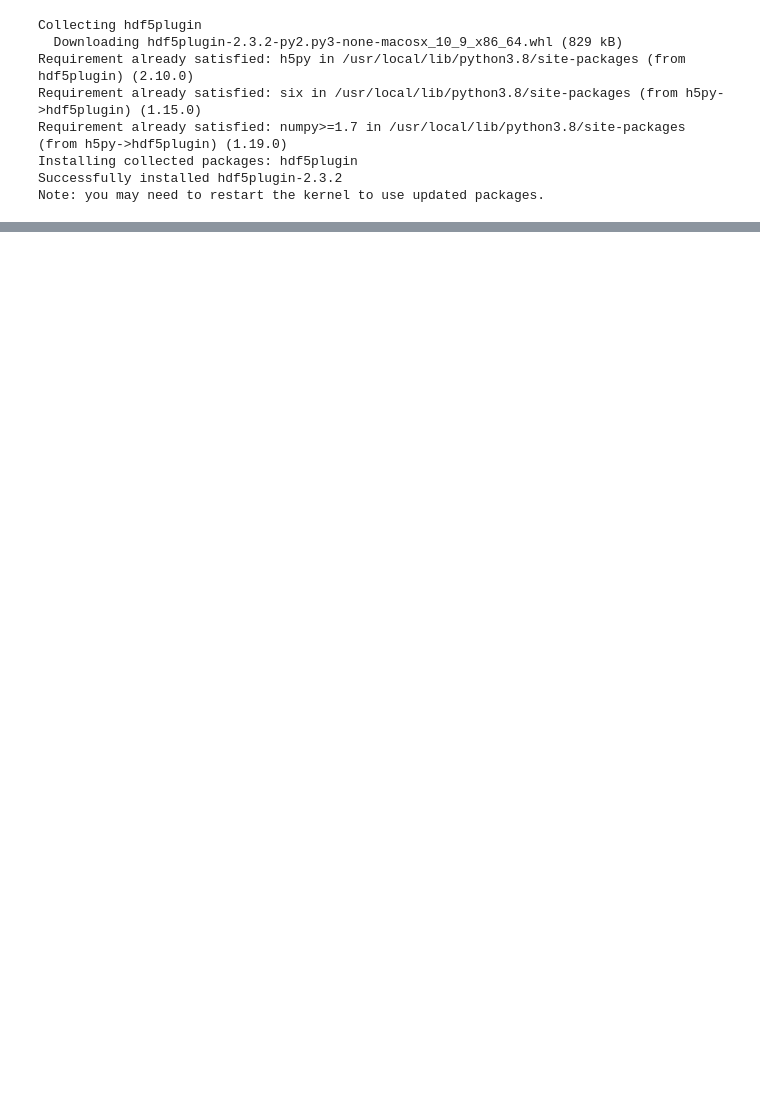
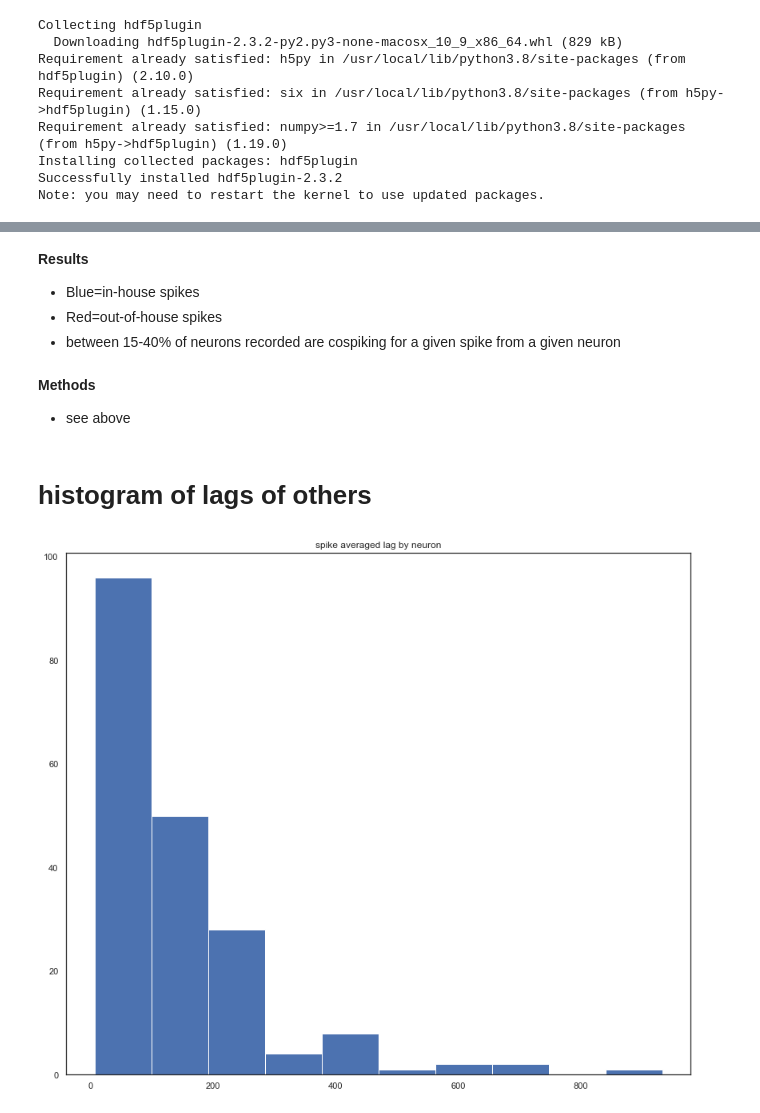
Before and after one commit to TimtheTyrant/neurophysics, a Jupyter notebook: notebooks/animating dimension reduction of spike times as point processes.ipynb, the cells around one changed output, grey strips where cells are left out. Drawn from its saved outputs; the diff is of its cells as text; code cells hidden in the pictures; blank space fills up the shorter version.

```diff
--- a/notebooks/animating dimension reduction of spike times as point processes.ipynb
+++ b/notebooks/animating dimension reduction of spike times as point processes.ipynb
@@ -28,16 +30,16 @@ type(data_raw)
 # %% [output]
 dict
 # %%
-#initialize a list of length N=number of neurons
-N=len(list(data_raw.keys()))
-X=np.full(N,np.nan,dtype=np.float64)
-#functionally compute the time since last spike time for a given time for each neuron
-t=0
-for n,key in enumerate(data_raw.keys()):
-    spikes=np.array(data_raw[key],np.float64)
-    spikes=spikes[spikes<t]
-    if not spikes.shape[0]==0:
-        lag=t-spikes[-1]
-        X[n]=lag #time since last spike in the nth neuron
-        # X[n]=1/lag #rate since last spike in the nth neuron
+# #initialize a list of length N=number of neurons
+# N=len(list(data_raw.keys()))
+# X=np.full(N,np.nan,dtype=np.float64)
+# #functionally compute the time since last spike time for a given time for each neuron
+# t=0
+# for n,key in enumerate(data_raw.keys()):
+#     spikes=np.array(data_raw[key],np.float64)
+#     spikes=spikes[spikes<t]
+#     if not spikes.shape[0]==0:
+#         lag=t-spikes[-1]
+#         X[n]=lag #time since last spike in the nth neuron
+#         # X[n]=1/lag #rate since last spike in the nth neuron
 # %%
@@ -293,0 +471,8 @@ Note: you may need to restart the kernel to use updated packages.
+# %% [markdown]
+__Results__
+- Blue=in-house spikes
+- Red=out-of-house spikes
+- between 15-40% of neurons recorded are cospiking for a given spike from a given neuron
+# %% [markdown]
+__Methods__
+- see above
@@ -293,0 +489,2 @@ Note: you may need to restart the kernel to use updated packages.
+# %% [markdown]
+# histogram of lags of others
@@ -293,0 +495,6 @@ Note: you may need to restart the kernel to use updated packages.
+# %%
+plt.hist(np.mean(data,axis=0)*10**3)
+plt.title('spike averaged lag by neuron')
+plt.show()
+# %% [output]
+[figure, added]
```
Also changed, not shown: parts of 51 cells of this notebook, 1 other file.
